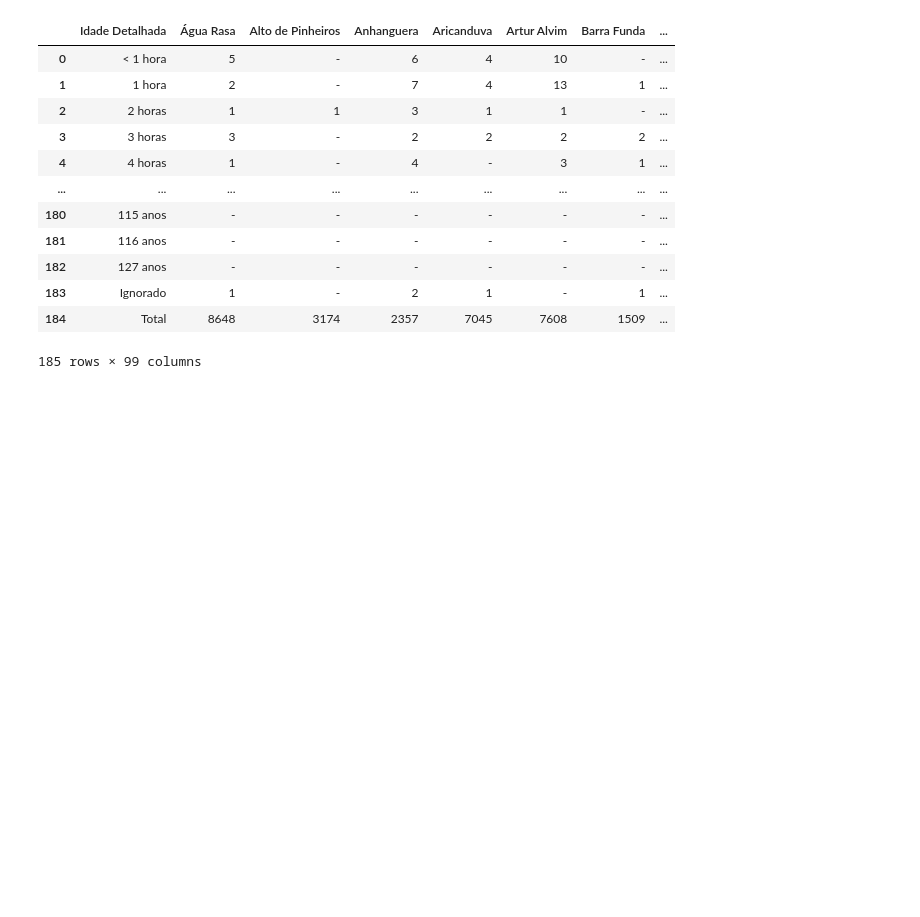
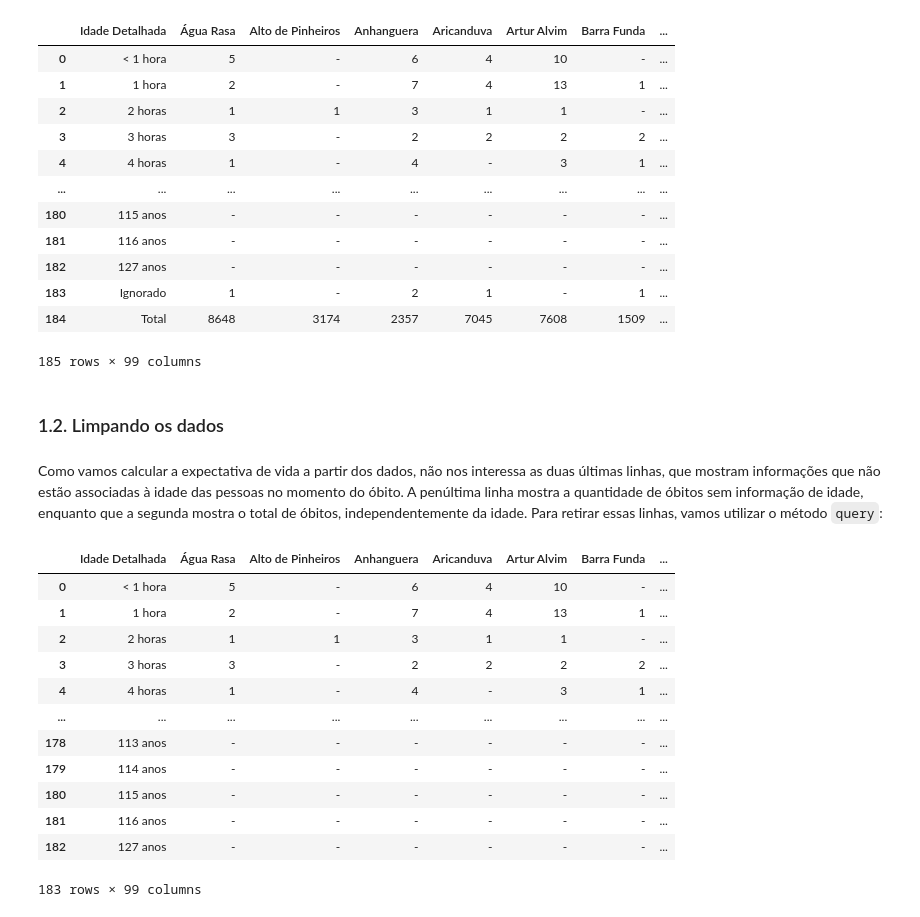
Before and after one commit to tecMTST/tutorial-de-dados, a Jupyter notebook: 99-incompletos/expectativa-de-vida/10_expectativa-vida_distritos-SP.ipynb, the cells around one changed output. Cells and saved outputs as stored; diff of their text form; code cells hidden in the pictures; blank space fills up the shorter version.

```diff
--- a/99-incompletos/expectativa-de-vida/10_expectativa-vida_distritos-SP.ipynb
+++ b/99-incompletos/expectativa-de-vida/10_expectativa-vida_distritos-SP.ipynb
@@ -29,3 +32,28 @@ bruto_df
 | 183 | Ignorado | 1 | - | 2 | 1 | - | 1 | ... |
 | 184 | Total | 8648 | 3174 | 2357 | 7045 | 7608 | 1509 | ... |
 185 rows × 99 columns
+# %% [markdown]
+### 1.2. Limpando os dados
+# %% [markdown]
+Como vamos calcular a expectativa de vida a partir dos dados, não nos interessa as duas últimas linhas, que mostram informações que não estão associadas à idade das pessoas no momento do óbito. A penúltima linha mostra a quantidade de óbitos sem informação de idade, enquanto que a segunda mostra o total de óbitos, independentemente da idade. Para retirar essas linhas, vamos utilizar o método `query`:
+# %%
+# Copiamos o DataFrame para uma nova variável, para manter os dados brutos inalterados:
+limpo_df = bruto_df.copy()
+# Retiramos as duas últimas linhas:
+limpo_df = limpo_df.query('`Idade Detalhada` != "Ignorado" & `Idade Detalhada` != "Total"')
+# Mostra o resultado:
+limpo_df
+# %% [output]
+|  | Idade Detalhada | Água Rasa | Alto de Pinheiros | Anhanguera | Aricanduva | Artur Alvim | Barra Funda | ... |
+| 0 | < 1 hora | 5 | - | 6 | 4 | 10 | - | ... |
+| 1 | 1 hora | 2 | - | 7 | 4 | 13 | 1 | ... |
+| 2 | 2 horas | 1 | 1 | 3 | 1 | 1 | - | ... |
+| 3 | 3 horas | 3 | - | 2 | 2 | 2 | 2 | ... |
+| 4 | 4 horas | 1 | - | 4 | - | 3 | 1 | ... |
+| ... | ... | ... | ... | ... | ... | ... | ... | ... |
+| 178 | 113 anos | - | - | - | - | - | - | ... |
+| 179 | 114 anos | - | - | - | - | - | - | ... |
+| 180 | 115 anos | - | - | - | - | - | - | ... |
+| 181 | 116 anos | - | - | - | - | - | - | ... |
+| 182 | 127 anos | - | - | - | - | - | - | ... |
+183 rows × 99 columns
```
Also changed, not shown: parts of 23 cells of this notebook.
